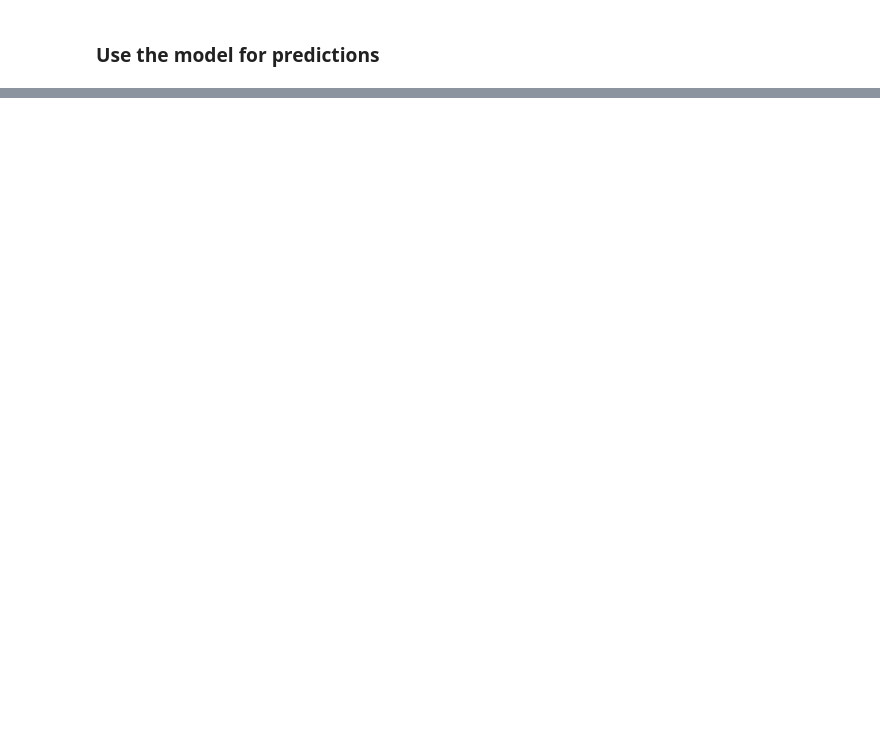
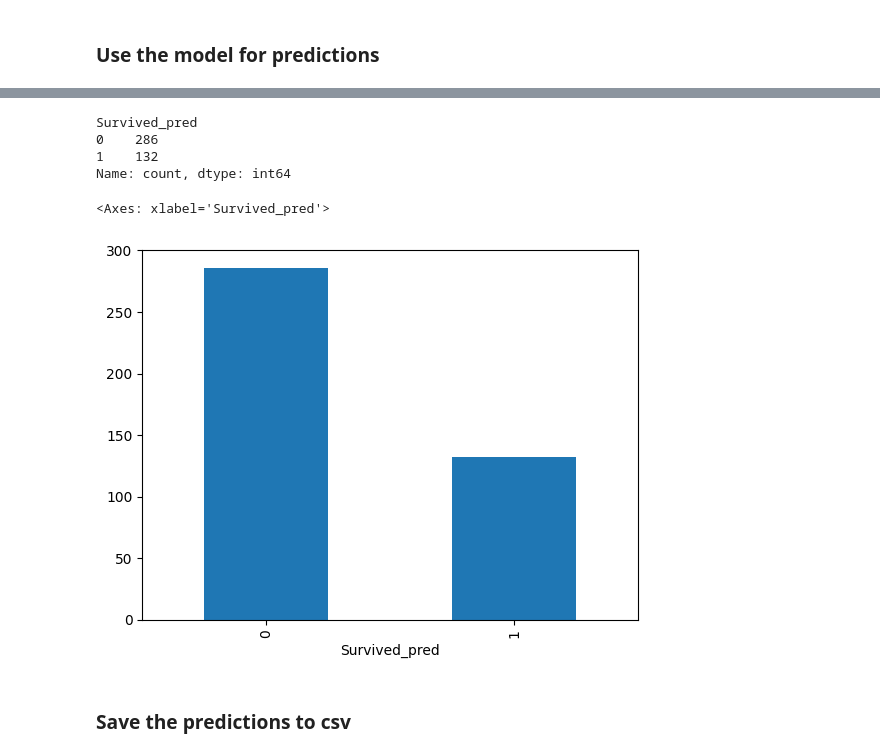
Before and after one commit to utkarshg1/Code-Repo, a Jupyter notebook: Ensemble Gradient Boosting/Gradient Boosting.ipynb, the cells around one changed output, grey strips where cells are left out. Saved outputs shown, nothing was run; the diff lists cells and outputs as text; code cells hidden in the pictures; blank space fills up the shorter version.

```diff
--- a/Ensemble Gradient Boosting/Gradient Boosting.ipynb
+++ b/Ensemble Gradient Boosting/Gradient Boosting.ipynb
@@ -352,0 +396,3 @@ weighted avg       0.85      0.84      0.84       179
+# %%
+xnew_pre = pd.DataFrame(xnew_pre, columns=cols)
+xnew_pre.head()
@@ -352,0 +409,3 @@ weighted avg       0.85      0.84      0.84       179
+# %%
+pred = best_gbc.predict(xnew_pre)
+pred
@@ -352,0 +439,3 @@ weighted avg       0.85      0.84      0.84       179
+# %%
+df_pred = xnew[['PassengerId']]
+df_pred
@@ -352,0 +456,2 @@ weighted avg       0.85      0.84      0.84       179
+# %%
+df_pred['Survived_pred']=pred
@@ -352,0 +474,14 @@ weighted avg       0.85      0.84      0.84       179
+# %%
+df_pred['Survived_pred'].value_counts()
+# %% [output]
+Survived_pred
+0    286
+1    132
+Name: count, dtype: int64
+# %%
+df_pred['Survived_pred'].value_counts().plot(kind='bar')
+# %% [output]
+<Axes: xlabel='Survived_pred'>
+[figure, added]
+# %% [markdown]
+### Save the predictions to csv
```
Also changed, not shown: parts of 19 cells of this notebook.
